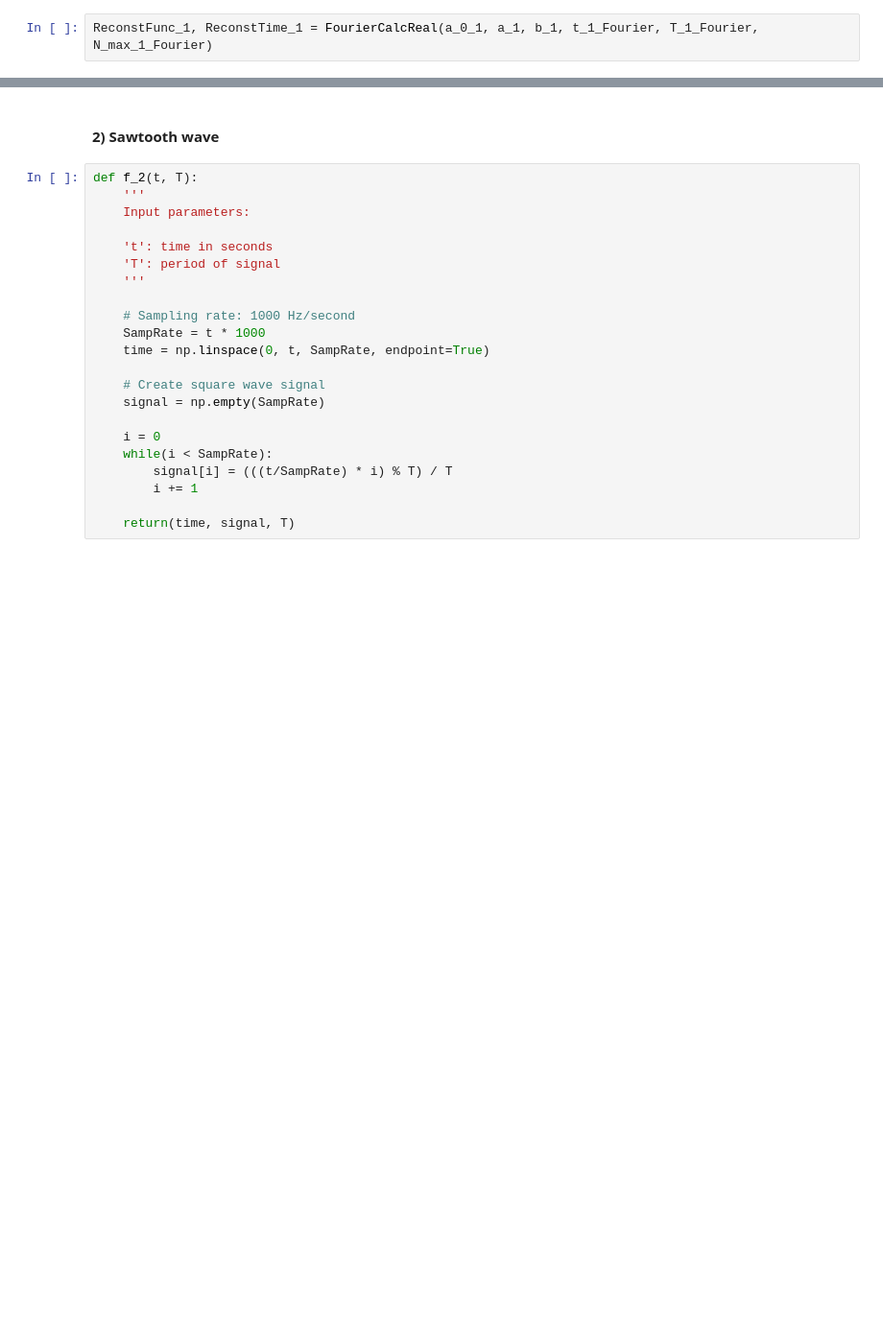
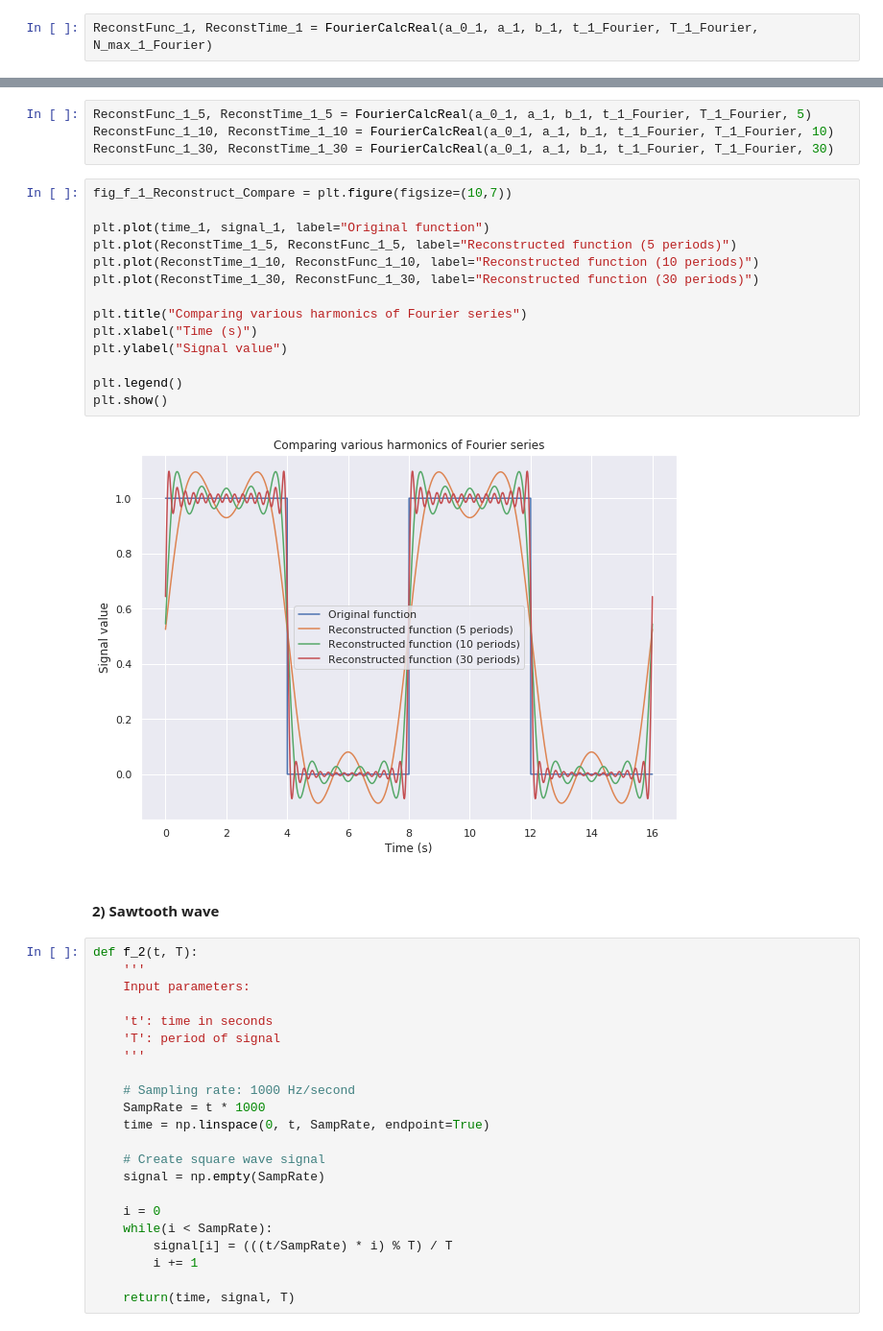
Before and after one commit to masterdesky/ELTE-signal-processing-2018, a Jupyter notebook: 2. feladatsor/Assignment 2.ipynb, the cells around one changed output, grey strips where cells are left out. Shown: that part at 96% size. Drawn from its saved outputs; the diff is of its cells as text; blank space fills up the shorter version.

```diff
--- a/2. feladatsor/Assignment 2.ipynb
+++ b/2. feladatsor/Assignment 2.ipynb
@@ -623,3 +623,23 @@ plt.show()
+# %%
+ReconstFunc_1_5, ReconstTime_1_5 = FourierCalcReal(a_0_1, a_1, b_1, t_1_Fourier, T_1_Fourier, 5)
+ReconstFunc_1_10, ReconstTime_1_10 = FourierCalcReal(a_0_1, a_1, b_1, t_1_Fourier, T_1_Fourier, 10)
+ReconstFunc_1_30, ReconstTime_1_30 = FourierCalcReal(a_0_1, a_1, b_1, t_1_Fourier, T_1_Fourier, 30)
+# %%
+fig_f_1_Reconstruct_Compare = plt.figure(figsize=(10,7))
+
+plt.plot(time_1, signal_1, label="Original function")
+plt.plot(ReconstTime_1_5, ReconstFunc_1_5, label="Reconstructed function (5 periods)")
+plt.plot(ReconstTime_1_10, ReconstFunc_1_10, label="Reconstructed function (10 periods)")
+plt.plot(ReconstTime_1_30, ReconstFunc_1_30, label="Reconstructed function (30 periods)")
+
+plt.title("Comparing various harmonics of Fourier series")
+plt.xlabel("Time (s)")
+plt.ylabel("Signal value")
+
+plt.legend()
+plt.show()
+# %% [output]
+[figure, added]
 # %% [markdown]
 #### 2) Sawtooth wave
 # %%
```
Also changed, not shown: parts of 8 cells of this notebook.
